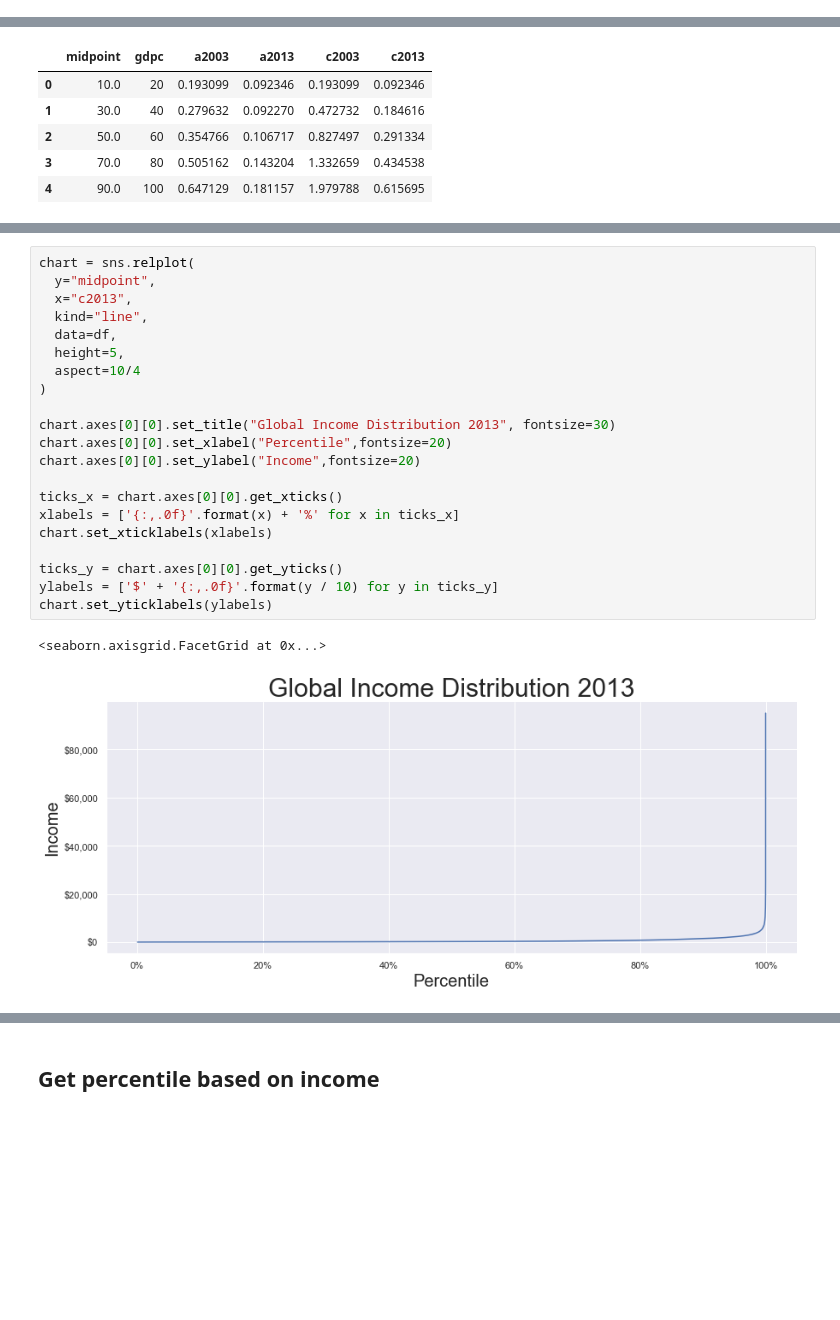
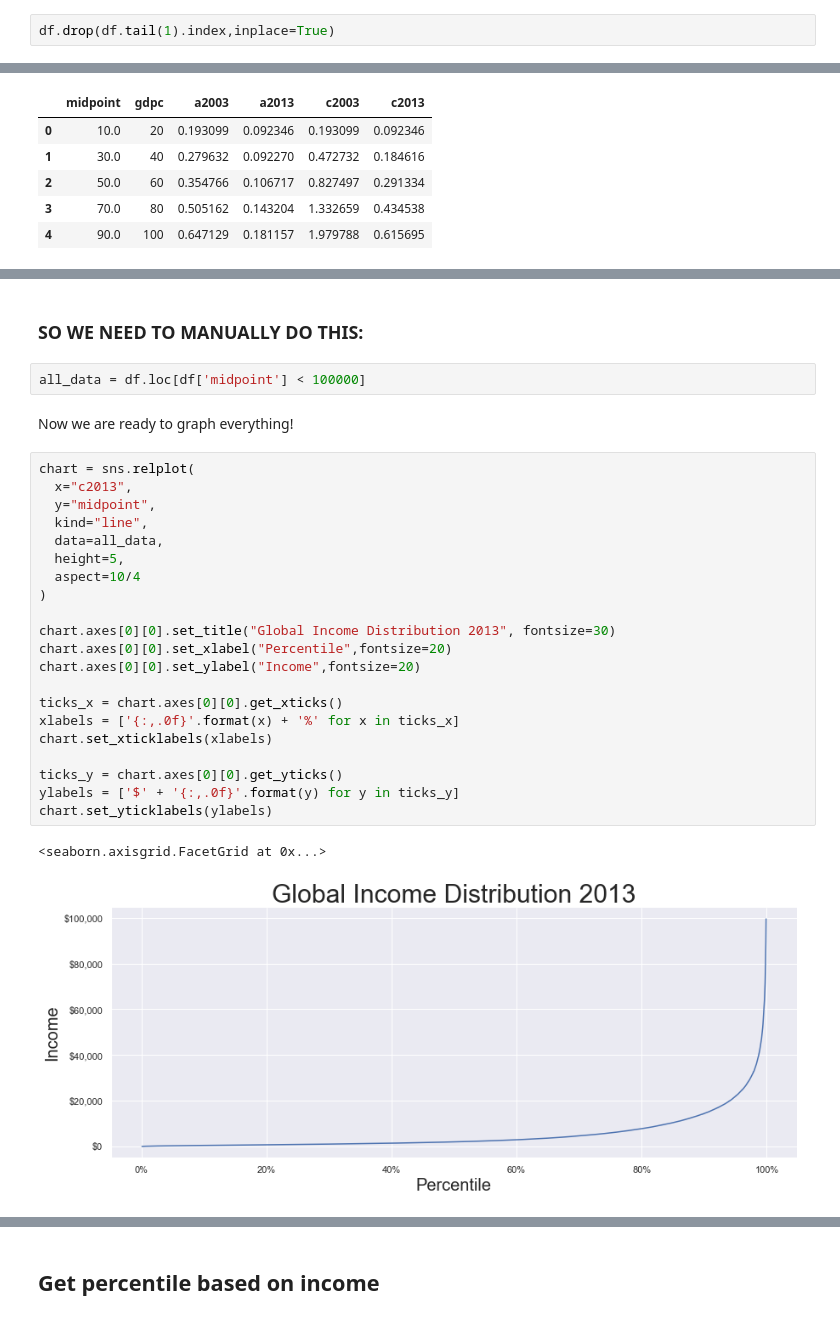
Before and after one commit to whyboris/Global-Income-Distribution, a Jupyter notebook: global_income_distribution.ipynb, the cells around one changed output, grey strips where cells are left out. Saved outputs shown, nothing was run; the diff lists cells and outputs as text; blank space fills up the shorter version.

```diff
--- a/global_income_distribution.ipynb
+++ b/global_income_distribution.ipynb
@@ -25,0 +35,2 @@ df.head(3)
+# %%
+df.drop(df.tail(1).index,inplace=True)
@@ -115,24 +140,30 @@ df.tail(5)
+# %% [markdown]
+### SO WE NEED TO MANUALLY DO THIS:
+# %%
+all_data = df.loc[df['midpoint'] < 100000]
+# %% [markdown]
+Now we are ready to graph everything!
 # %%
 chart = sns.relplot(
+  x="c2013",
   y="midpoint",
-  x="c2013",
   kind="line",
-  data=df,
+  data=all_data,
   height=5,
   aspect=10/4
 )
 
 chart.axes[0][0].set_title("Global Income Distribution 2013", fontsize=30)
 chart.axes[0][0].set_xlabel("Percentile",fontsize=20)
 chart.axes[0][0].set_ylabel("Income",fontsize=20)
 
 ticks_x = chart.axes[0][0].get_xticks()
 xlabels = ['{:,.0f}'.format(x) + '%' for x in ticks_x]
 chart.set_xticklabels(xlabels)
 
 ticks_y = chart.axes[0][0].get_yticks()
-ylabels = ['$' + '{:,.0f}'.format(y / 10) for y in ticks_y]
+ylabels = ['$' + '{:,.0f}'.format(y) for y in ticks_y]
 chart.set_yticklabels(ylabels)
 # %% [output]
 <seaborn.axisgrid.FacetGrid at 0x...>
-[figure, old version]
+[figure, new version]
```
Also changed, not shown: parts of 22 cells of this notebook.
